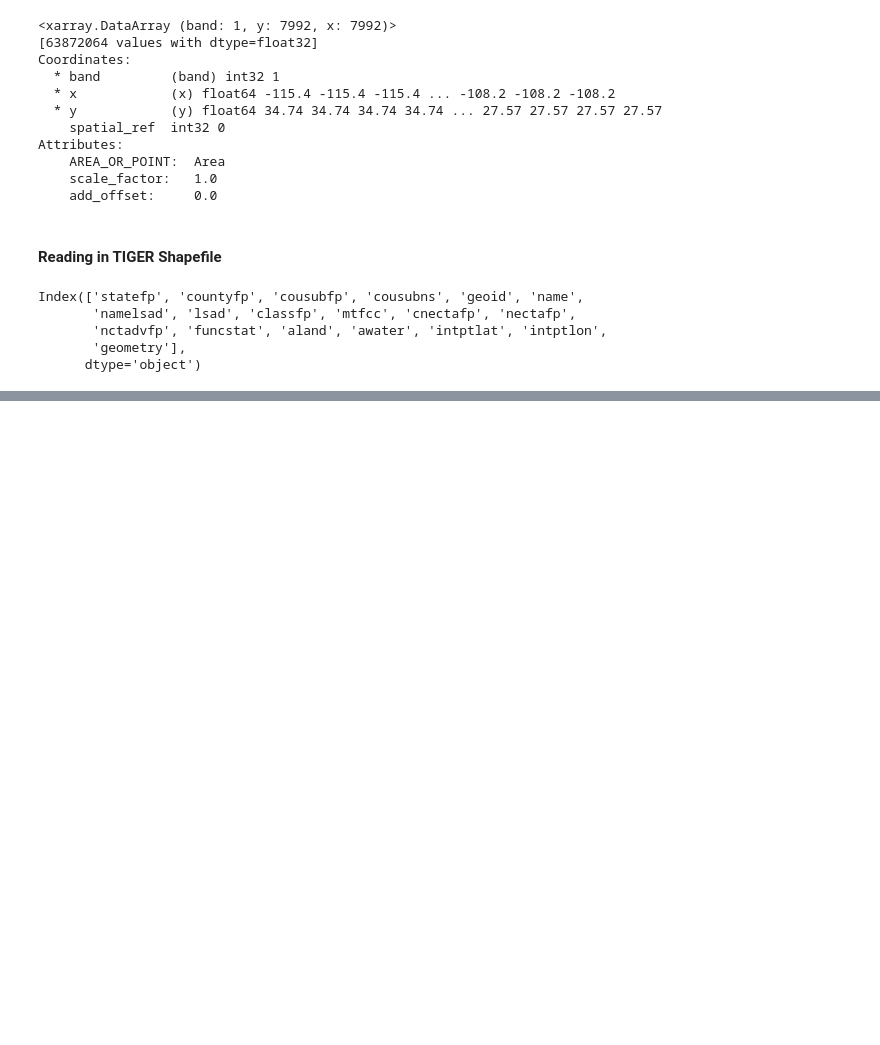
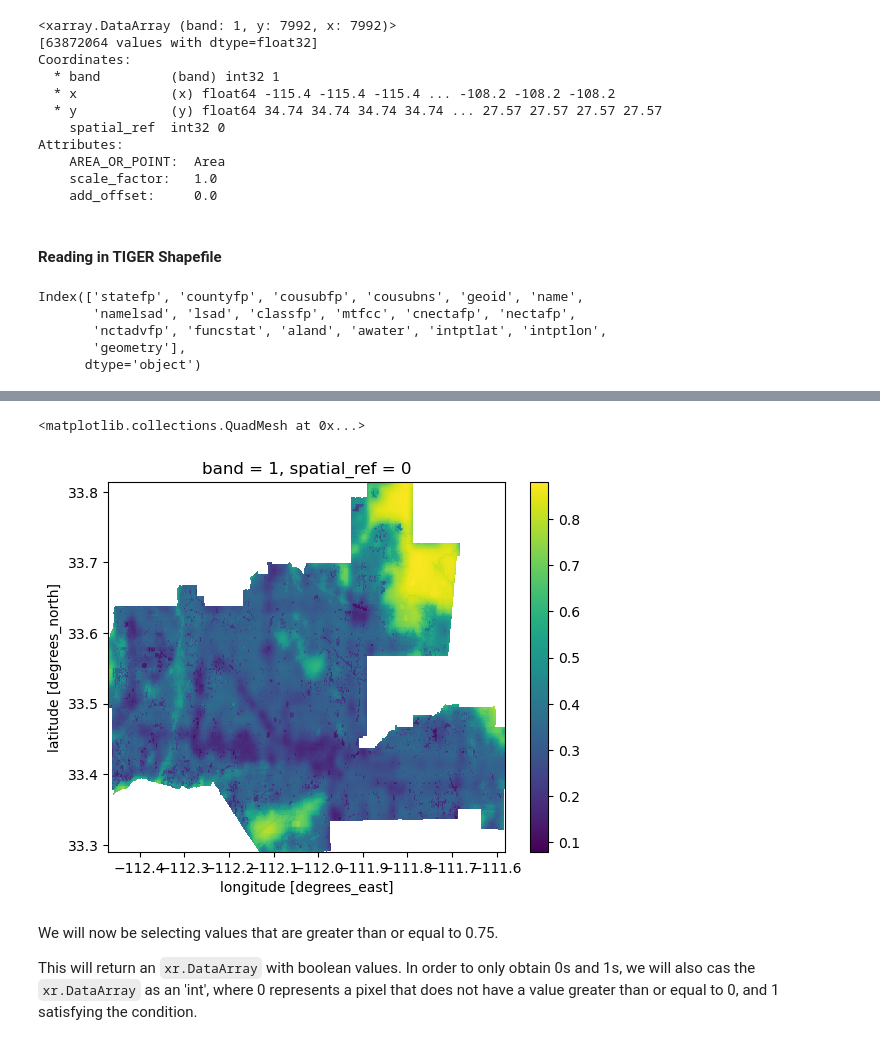
Before and after one commit to mariamkg00/eds-220-bii-phoenix, a Jupyter notebook: biodiversity-phoenix.ipynb, the cells around one changed output, grey strips where cells are left out. Cells and saved outputs as stored; diff of their text form; code cells hidden in the pictures; blank space fills up the shorter version.

```diff
--- a/biodiversity-phoenix.ipynb
+++ b/biodiversity-phoenix.ipynb
@@ -178,0 +217,9 @@ phoenix = arizona[arizona.name == 'Phoenix']
+# %%
+# clipping raster to bounding box
+phx_2020 = phx_2020.rio.clip(phoenix['geometry'])
+# %%
+# preliminary plotting of phx_2020
+phx_2020.plot()
+# %% [output]
+<matplotlib.collections.QuadMesh at 0x...>
+[figure, added]
@@ -178,0 +229,5 @@ phoenix = arizona[arizona.name == 'Phoenix']
+# %% [markdown]
+We will now be selecting values that are greater than or equal to 0.75.
+
+This will return an `xr.DataArray` with boolean values. In order to only obtain 0s and 1s, we will also cas the `xr.DataArray` as an 'int', where 0 represents a pixel
+that does not have a value greater than or equal to 0, and 1 satisfying the condition.
```
Also changed, not shown: parts of 10 cells of this notebook.
